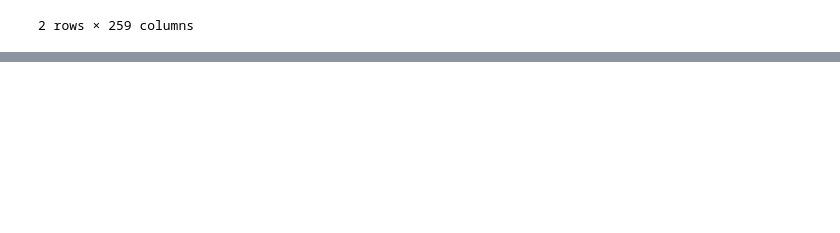
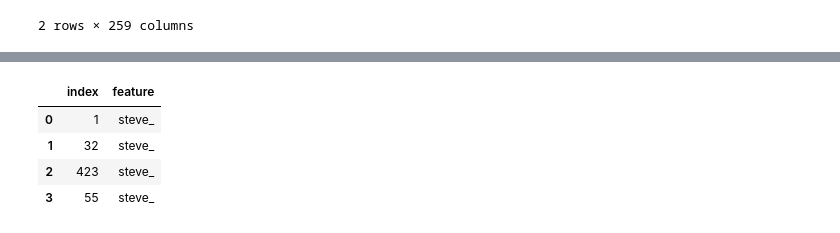
Before and after one commit to aTigar/DWH_NYC_Taxi, a Jupyter notebook: taxt_data.ipynb, the cells around one changed output, grey strips where cells are left out. Cells and saved outputs as stored; diff of their text form; code cells hidden in the pictures; blank space fills up the shorter version.

```diff
--- a/taxt_data.ipynb
+++ b/taxt_data.ipynb
@@ -216,0 +207,16 @@ df3
+# %%
+df6 = pd.DataFrame()
+# %%
+df6['index'] = [1, 32, 423, 55]
+# %%
+feature = 'steve'
+# %%
+df6['feature'] = feature + '_'
+# %%
+df6
+# %% [output]
+|  | index | feature |
+| 0 | 1 | steve_ |
+| 1 | 32 | steve_ |
+| 2 | 423 | steve_ |
+| 3 | 55 | steve_ |
```
Also changed, not shown: parts of 10 cells of this notebook, 3 other files.
